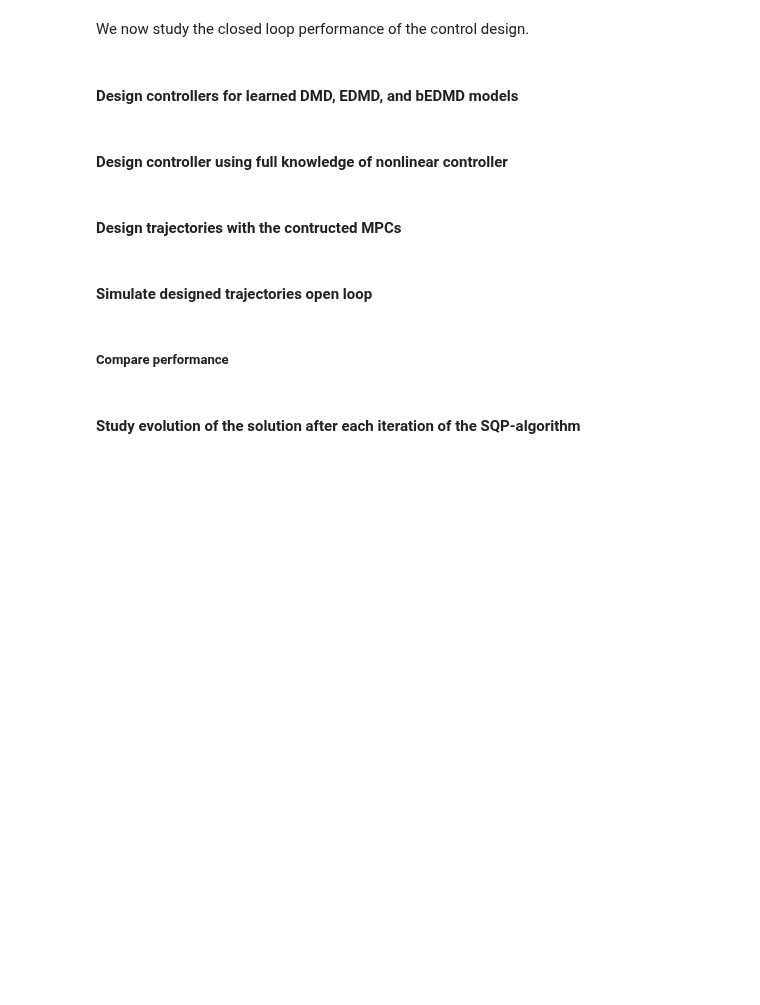
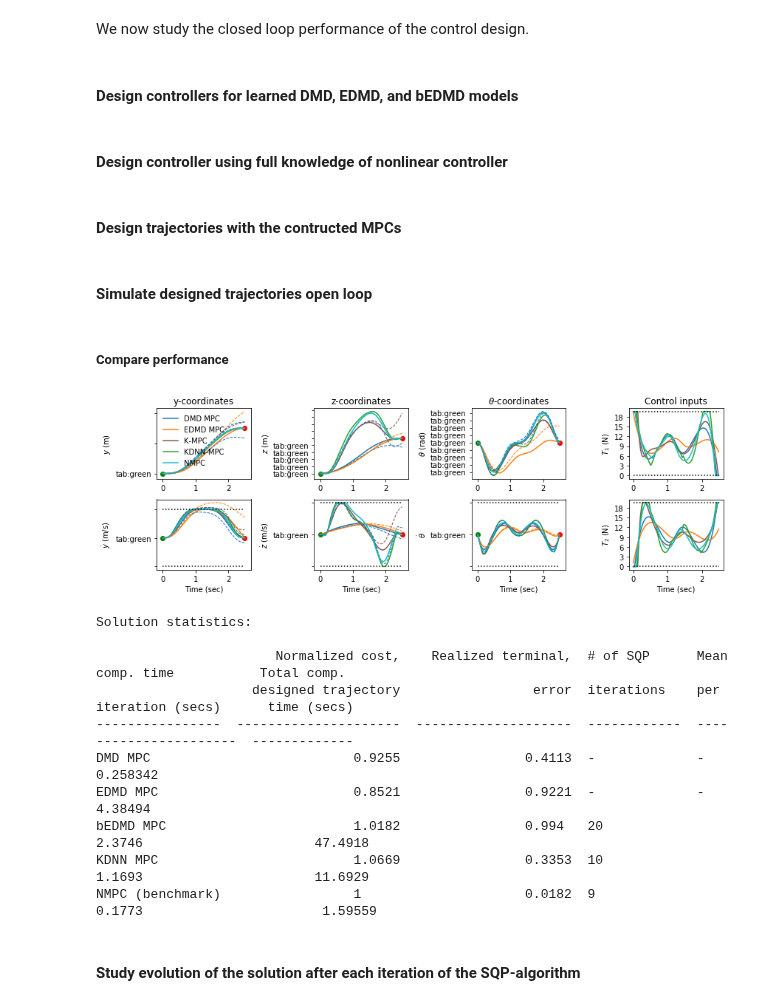
Before and after one commit to Cafolkes/koopman_learning_and_control, a Jupyter notebook: working_files/bkeedmd/planar_quadrotor_learning_mpc_nn.ipynb, the cells around one changed output. Cells and saved outputs as stored; diff of their text form; code cells hidden in the pictures; blank space fills up the shorter version.

Commit message:
MPC for Koop DNN

```diff
--- a/working_files/bkeedmd/planar_quadrotor_learning_mpc_nn.ipynb
+++ b/working_files/bkeedmd/planar_quadrotor_learning_mpc_nn.ipynb
@@ -540,15 +550,23 @@ controller_dmd = MPCController(sys_dmd, traj_length, dt, umin, umax, xmin, xmax,
 controller_edmd = MPCController(sys_edmd, traj_length, dt, umin, umax, xmin, xmax, Q_mpc, R_mpc, QN_mpc, set_pt_cl, terminal_constraint=term_constraint, const_offset=ctrl_offset)
 
 # Define bEDMD-based controller:
-controller_bedmd = BilinearMPCController(sys_bedmd, traj_length, dt, umin, umax, xmin, xmax, Q_mpc, R_mpc, QN_mpc, set_pt_cl, terminal_constraint=term_constraint, const_offset=ctrl_offset)
+controller_bedmd = BilinearMPCController(sys_bedmd, traj_length, dt, umin+hover_thrust, umax+hover_thrust, xmin, xmax, Q_mpc, R_mpc, QN_mpc, set_pt_cl, terminal_constraint=term_constraint)
 z0_cl = sys_bedmd.basis(x0_cl.reshape((1,-1))).squeeze()
 z_init = sys_bedmd.basis(x_init)
 controller_bedmd.construct_controller(z_init, u_init)
+
+# Define KDNN-based controller:
+controller_kdnn = BilinearMPCController(sys_koop_dnn, traj_length, dt, umin+hover_thrust, umax+hover_thrust, xmin, xmax, Q_mpc, R_mpc, QN_mpc, set_pt_cl,
+                                        terminal_constraint=term_constraint, standardizer_x=standardizer_x_kdnn, standardizer_u=standardizer_u_kdnn)
+z0_cl_kdnn = sys_koop_dnn.basis(x0_cl.reshape((1,-1))).squeeze()
+z_init_kdnn = sys_koop_dnn.basis(x_init)
+u_init_kdnn = standardizer_u_kdnn.transform(u_init)
+controller_kdnn.construct_controller(z_init_kdnn, u_init_kdnn)
 # %% [markdown]
 #### Design controller using full knowledge of nonlinear controller
 # %%
-quadrotor_d = PlanarQuadrotorForceInputDiscrete(mass, inertia, prop_arm, g=gravity, dt=dt)
-controller_nmpc = NonlinearMPCController(quadrotor_d, traj_length, dt, umin+hover_thrust, umax+hover_thrust, xmin, xmax, Q_mpc, R_mpc, QN_mpc, set_pt_cl, terminal_constraint=term_constraint)
+system_d = PlanarQuadrotorForceInputDiscrete(mass, inertia, prop_arm, g=gravity, dt=dt)
+controller_nmpc = NonlinearMPCController(system_d, traj_length, dt, umin+hover_thrust, umax+hover_thrust, xmin, xmax, Q_mpc, R_mpc, QN_mpc, set_pt_cl, terminal_constraint=term_constraint)
 controller_nmpc.construct_controller(x_init, u_init+hover_thrust)
 # %% [markdown]
 #### Design trajectories with the contructed MPCs
@@ -565,5 +583,9 @@ ur_edmd = controller_edmd.get_control_prediction() + hover_thrust
 
 controller_bedmd.solve_to_convergence(z0_cl, 0., z_init, u_init, max_iter=max_iter)
 xr_bedmd = sys_bedmd.C@controller_bedmd.get_state_prediction().T
-ur_bedmd = controller_bedmd.get_control_prediction().T + hover_thrust
+ur_bedmd = controller_bedmd.get_control_prediction().T
+
+controller_kdnn.solve_to_convergence(z0_cl_kdnn, 0., z_init_kdnn, u_init_kdnn, max_iter=max_iter)
+xr_kdnn = standardizer_x_kdnn.inverse_transform((sys_koop_dnn.C@controller_kdnn.get_state_prediction().T).T).T
+ur_kdnn = controller_kdnn.get_control_prediction().T
 # %%
@@ -586,6 +607,10 @@ ol_controller_bedmd = OpenLoopController(system, ur_bedmd.T, t_eval[:-1])
 xs_bedmd, us_bedmd = system.simulate(x0_cl, ol_controller_bedmd, t_eval)
 xs_bedmd, us_bedmd = xs_bedmd.T, us_bedmd.T
 
+ol_controller_kdnn = OpenLoopController(system, ur_kdnn.T, t_eval[:-1])
+xs_kdnn, us_kdnn = system.simulate(x0_cl, ol_controller_kdnn, t_eval)
+xs_kdnn, us_kdnn = xs_kdnn.T, us_kdnn.T
+
 ol_controller_nmpc = OpenLoopController(system, ur_nmpc.T, t_eval[:-1])
 xs_nmpc, us_nmpc = system.simulate(x0_cl, ol_controller_nmpc, t_eval)
 xs_nmpc, us_nmpc = xs_nmpc.T, us_nmpc.T
@@ -599,7 +624,7 @@ plot_inds = [0, 1, 2, 3, 4, 5, 0, 1]
 subplot_inds = [1, 2, 3, 5, 6, 7, 4, 8]
 labels = ['$y$ (m)', '$z$ (m)', '$\\theta$ (rad)', '$\\dot{y}$ (m/s)','$\\dot{z}$ (m/s)', '$\\dot{\\theta}$', '$T_1$ (N)','$T_2$ (N)']
 titles = ['y-coordinates', 'z-coordinates', '$\\theta$-coordinates', 'Control inputs']
-colors = ['tab:blue', 'tab:orange', 'tab:brown', 'tab:cyan']
+colors = ['tab:blue', 'tab:orange', 'tab:brown', 'tab:green', 'tab:cyan']
 
 plt.figure(figsize=(12,4))
 #plt.suptitle('Trajectory designed with model predictive controllers\nsolid lines - designed trajectory | dashed lines - open loop simulated trajectory | black dotted lines - state/actuation bounds')
@@ -610,12 +635,14 @@ for ii in range(8):
         plt.plot(t_eval, xr_dmd[ind,:], colors[0], label='DMD MPC')
         plt.plot(t_eval, xr_edmd[ind, :], colors[1], label='EDMD MPC')
         plt.plot(t_eval, xr_bedmd[ind, :], colors[2], label='K-MPC')
-        plt.plot(t_eval, xr_nmpc[ind,:], colors[3], label='NMPC')
+        plt.plot(t_eval, xr_kdnn[ind, :], colors[3], label='KDNN-MPC')
+        plt.plot(t_eval, xr_nmpc[ind,:], colors[4], label='NMPC')
 
         plt.plot(t_eval, xs_dmd[ind,:], '--', color=colors[0], linewidth=1)
         plt.plot(t_eval, xs_edmd[ind, :], '--', color=colors[1], linewidth=1)
         plt.plot(t_eval, xs_bedmd[ind, :], '--', color=colors[2], linewidth=1)
-        plt.plot(t_eval, xs_nmpc[ind,:], '--', color=colors[3], linewidth=1)
+        plt.plot(t_eval, xs_kdnn[ind, :], '--',  colors[3], linewidth=1)
+        plt.plot(t_eval, xs_nmpc[ind,:], '--', color=colors[4], linewidth=1)
 
         plt.scatter(t_eval[0], x0_cl[ind], color='g')
         plt.scatter(t_eval[-1], set_pt_cl[ind], color='r')
@@ -632,40 +659,56 @@ for ii in range(8):
         plt.plot(t_eval[:-1],ur_dmd[ind,:], color=colors[0], label='DMD MPC')
         plt.plot(t_eval[:-1], ur_edmd[ind, :], color=colors[1], label='EDMD MPC')
         plt.plot(t_eval[:-1], ur_bedmd[ind, :], color=colors[2], label='K-NMPC')
-        plt.plot(t_eval[:-1],ur_nmpc[ind,:], color=colors[3], label='NMPC')
+        plt.plot(t_eval[:-1], ur_kdnn[ind, :], color=colors[3], label='KDNN-NMPC')
+        plt.plot(t_eval[:-1],ur_nmpc[ind,:], color=colors[4], label='NMPC')
         plt.plot([0, t_eval[-1]], [umax[ind]+hover_thrust, umax[ind]+hover_thrust], ':k')
         plt.plot([0, t_eval[-1]], [umin[ind]+hover_thrust, umin[ind]+hover_thrust], ':k')
         plt.ylabel(labels[ii])
         ax.yaxis.set_major_locator(MaxNLocator(integer=True))
 
     if subplot_inds[ii] > 4:
         plt.xlabel('Time (sec)')
     else:
         plt.title(titles[subplot_inds[ii]-1])
 
 if save_figures:
     matplotlib.rcParams['pdf.fonttype'] = 42
     matplotlib.rcParams['ps.fonttype'] = 42
     plt.tight_layout()
-    plt.savefig(dropbox_folder + 'planar_quad_trajectory.pdf', format='pdf', dpi=2400)
+    #plt.savefig(dropbox_folder + 'planar_quad_trajectory.pdf', format='pdf', dpi=2400)
 plt.show()
 
 cost_ref_dmd = (xr_dmd[:,-1]-set_pt_cl).T@QN_mpc@(xr_dmd[:,-1]-set_pt_cl) + np.sum(np.diag(ur_dmd.T@R_mpc@ur_dmd))
 cost_ref_edmd = (xr_edmd[:,-1]-set_pt_cl).T@QN_mpc@(xr_edmd[:,-1]-set_pt_cl) + np.sum(np.diag(ur_edmd.T@R_mpc@ur_edmd))
 cost_ref_bedmd = (xr_bedmd[:,-1]-set_pt_cl).T@QN_mpc@(xr_bedmd[:,-1]-set_pt_cl) + np.sum(np.diag(ur_bedmd.T@R_mpc@ur_bedmd))
+cost_ref_kdnn = (xr_kdnn[:,-1]-set_pt_cl).T@QN_mpc@(xr_kdnn[:,-1]-set_pt_cl) + np.sum(np.diag(ur_kdnn.T@R_mpc@ur_kdnn))
 cost_ref_nmpc = (xr_nmpc[:,-1]-set_pt_cl).T@QN_mpc@(xr_nmpc[:,-1]-set_pt_cl) + np.sum(np.diag(ur_nmpc.T@R_mpc@ur_nmpc))
 
 dist_ol_dmd = np.linalg.norm(xs_dmd[:,-1] - set_pt_cl)
 dist_ol_edmd = np.linalg.norm(xs_edmd[:,-1] - set_pt_cl)
 dist_ol_bedmd = np.linalg.norm(xs_bedmd[:,-1] - set_pt_cl)
+dist_ol_kdnn = np.linalg.norm(xs_kdnn[:,-1] - set_pt_cl)
 dist_ol_nmpc = np.linalg.norm(xs_nmpc[:,-1] - set_pt_cl)
 
 print('Solution statistics:\n')
 print(tabulate([['DMD MPC', "{:.4f}".format(cost_ref_dmd/cost_ref_nmpc), "{:.4f}".format(dist_ol_dmd), '-','-',sum(controller_dmd.comp_time)],
                 ['EDMD MPC', "{:.4f}".format(cost_ref_edmd/cost_ref_nmpc), "{:.4f}".format(dist_ol_edmd),'-','-',sum(controller_edmd.comp_time)],
                 ['bEDMD MPC', "{:.4f}".format(cost_ref_bedmd/cost_ref_nmpc), "{:.4f}".format(dist_ol_bedmd), len(controller_bedmd.x_iter), "{:.4f}".format(np.mean(controller_bedmd.comp_time)), sum(controller_bedmd.comp_time)],
+                ['KDNN MPC', "{:.4f}".format(cost_ref_kdnn/cost_ref_nmpc), "{:.4f}".format(dist_ol_kdnn), len(controller_kdnn.x_iter), "{:.4f}".format(np.mean(controller_kdnn.comp_time)), sum(controller_kdnn.comp_time)],
                 ['NMPC (benchmark)', 1, "{:.4f}".format(dist_ol_nmpc), len(controller_nmpc.x_iter), "{:.4f}".format(np.mean(controller_nmpc.comp_time)), sum(controller_nmpc.comp_time)]],
                headers=['Normalized cost,\ndesigned trajectory', 'Realized terminal,\nerror', '# of SQP\niterations','Mean comp. time\nper iteration (secs)', 'Total comp.\ntime (secs)']))
+# %% [output]
+[figure, added]
+Solution statistics:
+
+                       Normalized cost,    Realized terminal,  # of SQP      Mean comp. time           Total comp.
+                    designed trajectory                 error  iterations    per iteration (secs)      time (secs)
+----------------  ---------------------  --------------------  ------------  ----------------------  -------------
+DMD MPC                          0.9255                0.4113  -             -                            0.258342
+EDMD MPC                         0.8521                0.9221  -             -                            4.38494
+bEDMD MPC                        1.0182                0.994   20            2.3746                      47.4918
+KDNN MPC                         1.0669                0.3353  10            1.1693                      11.6929
+NMPC (benchmark)                 1                     0.0182  9             0.1773                       1.59559
 # %% [markdown]
 #### Study evolution of the solution after each iteration of the SQP-algorithm
 # %%
```
Also changed, not shown: parts of 10 cells of this notebook, 5 other files.
